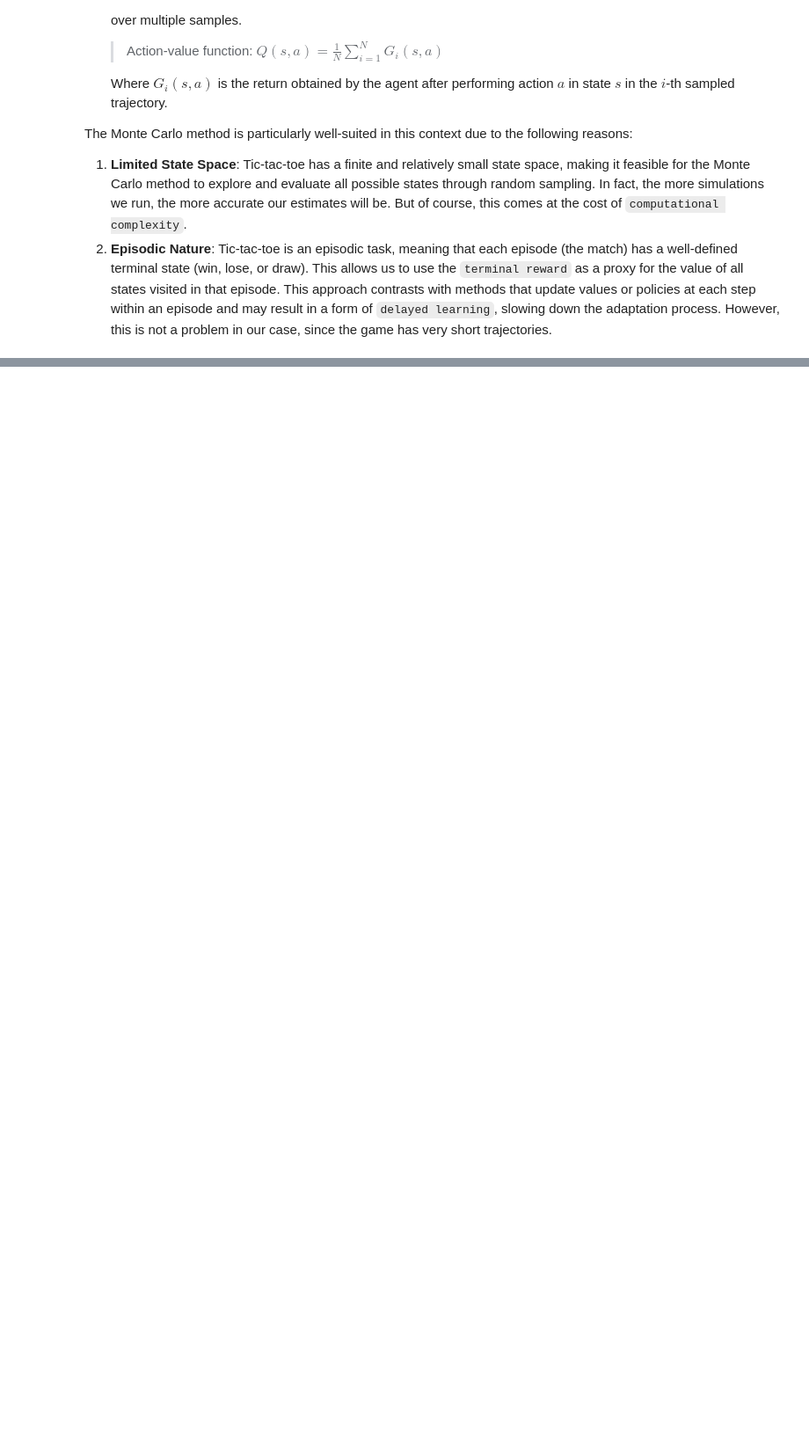
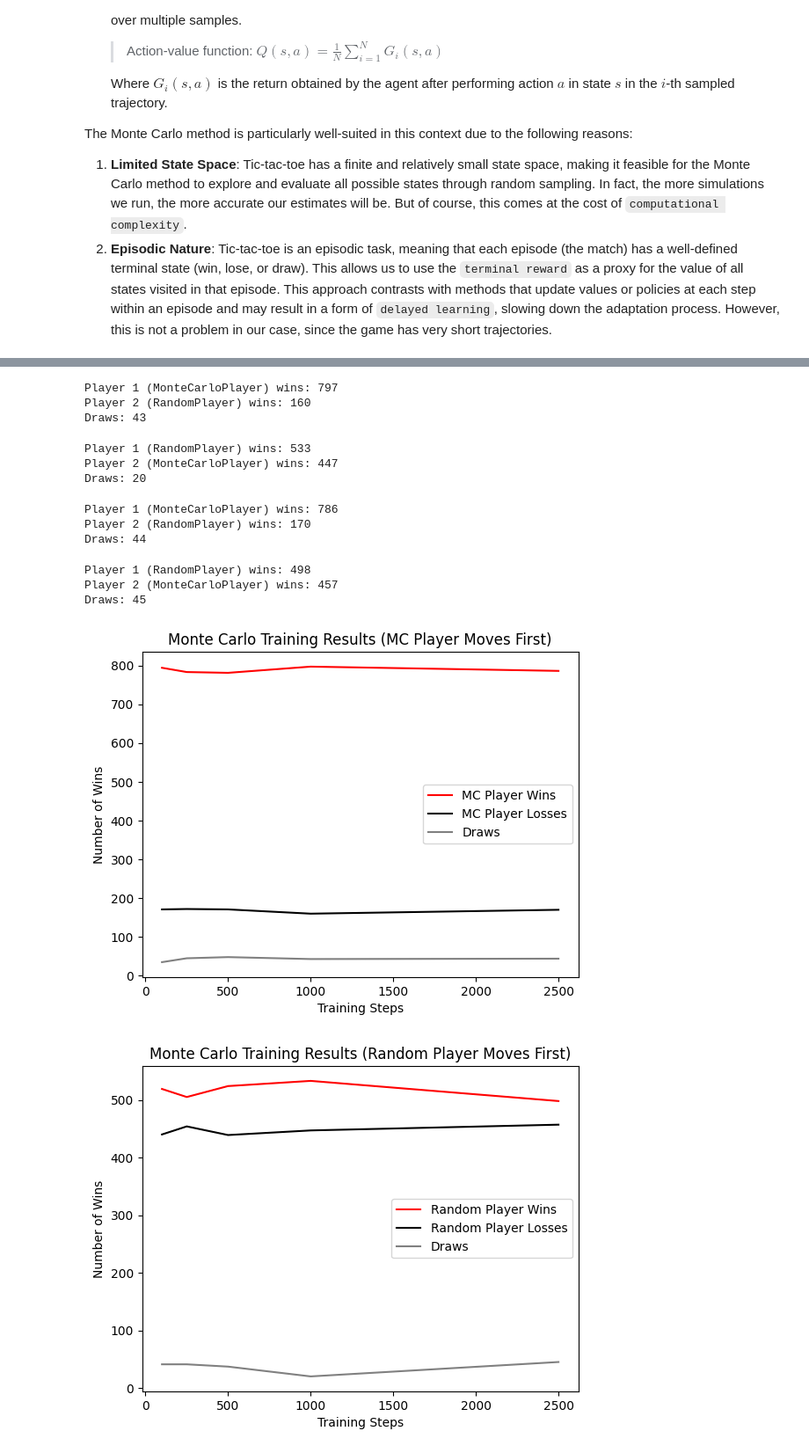
Before and after one commit to beatrice-occhiena/Computational_intelligence, a Jupyter notebook: Labs/Lab_10/tictactoe.ipynb, the cells around one changed output, grey strips where cells are left out. Shown at 88% size. Saved outputs shown, nothing was run; the diff lists cells and outputs as text; code cells hidden in the pictures; blank space fills up the shorter version.

```diff
--- a/Labs/Lab_10/tictactoe.ipynb
+++ b/Labs/Lab_10/tictactoe.ipynb
@@ -318,0 +402,35 @@ class MonteCarloPlayer(Player):
+# %%
+mc_player = MonteCarloPlayer()
+opponent = RandomPlayer()  # or another MonteCarloPlayer
+
+training_steps = [100, 250, 500, 1000, 2500]#, 5000]#, 7500, 10000, 25000, 50000]
+training_results_move_first = []
+training_results_move_second = []
+
+for steps in tqdm(training_steps):
+
+    # 1. Train the RL-agent against the opponent for a given number of steps
+    mc_player.train(opponent, steps)
+
+    # 2. Play 1000 games against the opponent making the first move
+    results = collect_results(mc_player, opponent, n_games=1000, verbose=False)
+    training_results_move_first.append(results)
+
+    # 3. Play 1000 games against the opponent making the second move
+    results = collect_results(opponent, mc_player, n_games=1000, verbose=False)
+    training_results_move_second.append(results)
+
+# 4. Plot the results
+def plot_results(training_results, move_first=True):
+    plt.title(f"Monte Carlo Training Results ({'MC' if move_first else 'Random'} Player Moves First)")
+    plt.plot(training_steps, [res['X'] for res in training_results], label=('MC' if move_first else 'Random') + ' Player Wins', color='red')
+    plt.plot(training_steps, [res['O'] for res in training_results], label=('MC' if move_first else 'Random') + ' Player Losses', color='black')
+    plt.plot(training_steps, [res['draw'] for res in training_results], label="Draws", color='gray')
+    plt.legend()
+    plt.xlabel("Training Steps")
+    plt.ylabel("Number of Wins")
+    plt.show()
+
+plot_results(training_results_move_first, move_first=True)
+plot_results(training_results_move_second, move_first=False)
+# %% [output]
@@ -318,0 +455,14 @@ class MonteCarloPlayer(Player):
+Player 1 (MonteCarloPlayer) wins: 797
+Player 2 (RandomPlayer) wins: 160
+Draws: 43
+Player 1 (RandomPlayer) wins: 533
+Player 2 (MonteCarloPlayer) wins: 447
+Draws: 20
+Player 1 (MonteCarloPlayer) wins: 786
+Player 2 (RandomPlayer) wins: 170
+Draws: 44
+Player 1 (RandomPlayer) wins: 498
+Player 2 (MonteCarloPlayer) wins: 457
+Draws: 45
+[figure, added]
+[figure, added]
```
Also changed, not shown: parts of 4 cells of this notebook.
